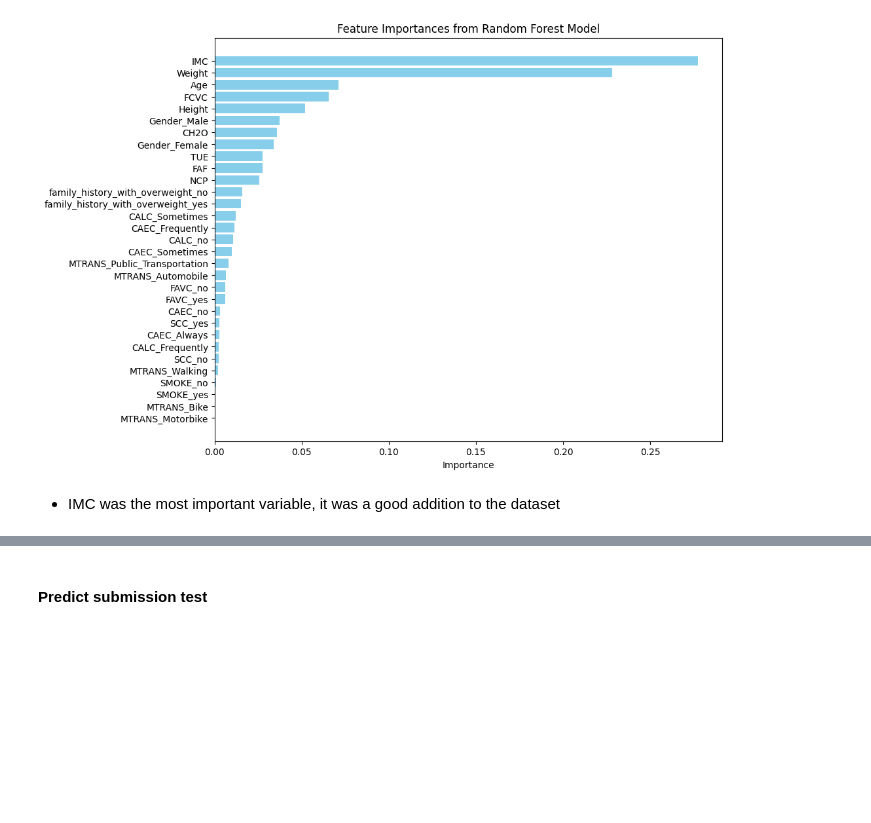
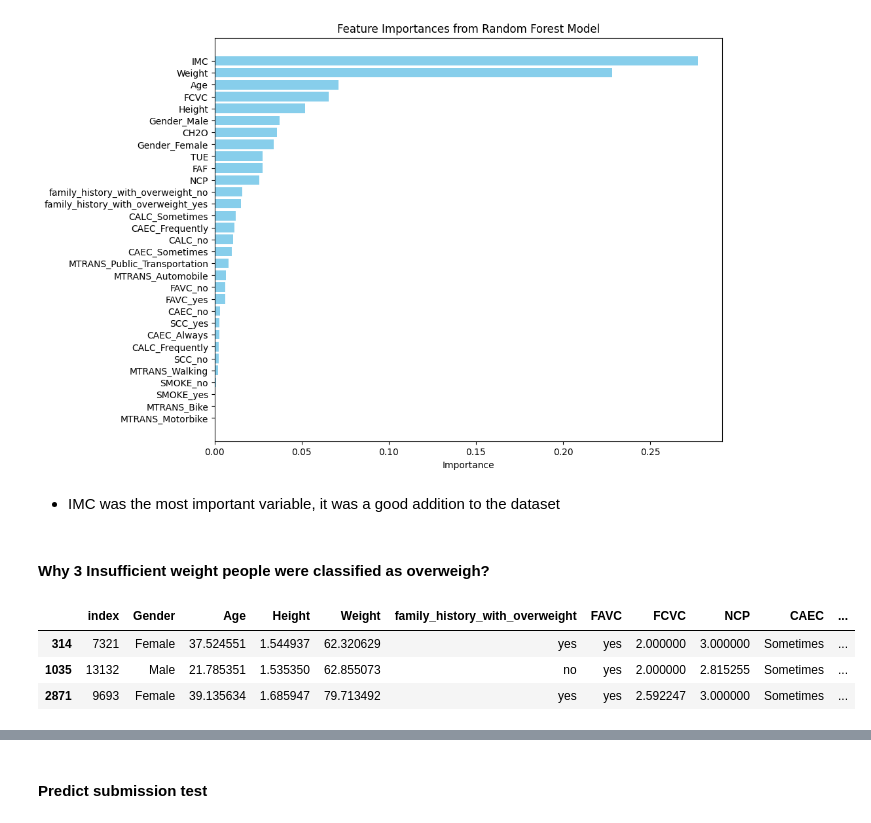
Before and after one commit to MariaLuizaCw/data-mining, a Jupyter notebook: project1/obesity.ipynb, the cells around one changed output, grey strips where cells are left out. Saved outputs shown, nothing was run; the diff lists cells and outputs as text; code cells hidden in the pictures; blank space fills up the shorter version.

```diff
--- a/project1/obesity.ipynb
+++ b/project1/obesity.ipynb
@@ -531,6 +569,14 @@ print("Test Score:", test_score)
 Best Parameters {'max_depth': 20, 'max_features': 'log2', 'min_samples_leaf': 1, 'min_samples_split': 5, 'n_estimators': 100}
 Training Score: 0.9027465559958964
 Test Score: 0.9019749518304432
+# %%
+## To run without using grid search
+
+best_params = {'max_depth': 20, 'max_features': 'log2', 'min_samples_leaf': 1, 'min_samples_split': 5, 'n_estimators': 100}
+best_model = RandomForestClassifier(random_state=42, **best_params)
+best_model.fit(X_train_transformed, y_train)
+y_pred = best_model.predict(X_test_transformed)
+test_score = accuracy_score(y_test, y_pred)
 # %% [markdown]
 - The results were good with high accuracy
 # %%
@@ -575,3 +621,15 @@ plt.show()
 [figure]
 # %% [markdown]
 - IMC was the most important variable, it was a good addition to the dataset
+# %% [markdown]
+#### Why 3 Insufficient weight people were classified as overweigh?
+# %%
+over_pred = pd.Series(y_pred).map(lambda x: 'Over' in x)
+insu_true = pd.Series(y_test).map(lambda x: 'Insu' in x).reset_index(drop=True)
+# %%
+X_test.reset_index()[(over_pred) & (insu_true)]
+# %% [output]
+|  | index | Gender | Age | Height | Weight | family_history_with_overweight | FAVC | FCVC | NCP | CAEC | ... |
+| 314 | 7321 | Female | 37.524551 | 1.544937 | 62.320629 | yes | yes | 2.000000 | 3.000000 | Sometimes | ... |
+| 1035 | 13132 | Male | 21.785351 | 1.535350 | 62.855073 | no | yes | 2.000000 | 2.815255 | Sometimes | ... |
+| 2871 | 9693 | Female | 39.135634 | 1.685947 | 79.713492 | yes | yes | 2.592247 | 3.000000 | Sometimes | ... |
```
Also changed, not shown: parts of 2 cells of this notebook.
